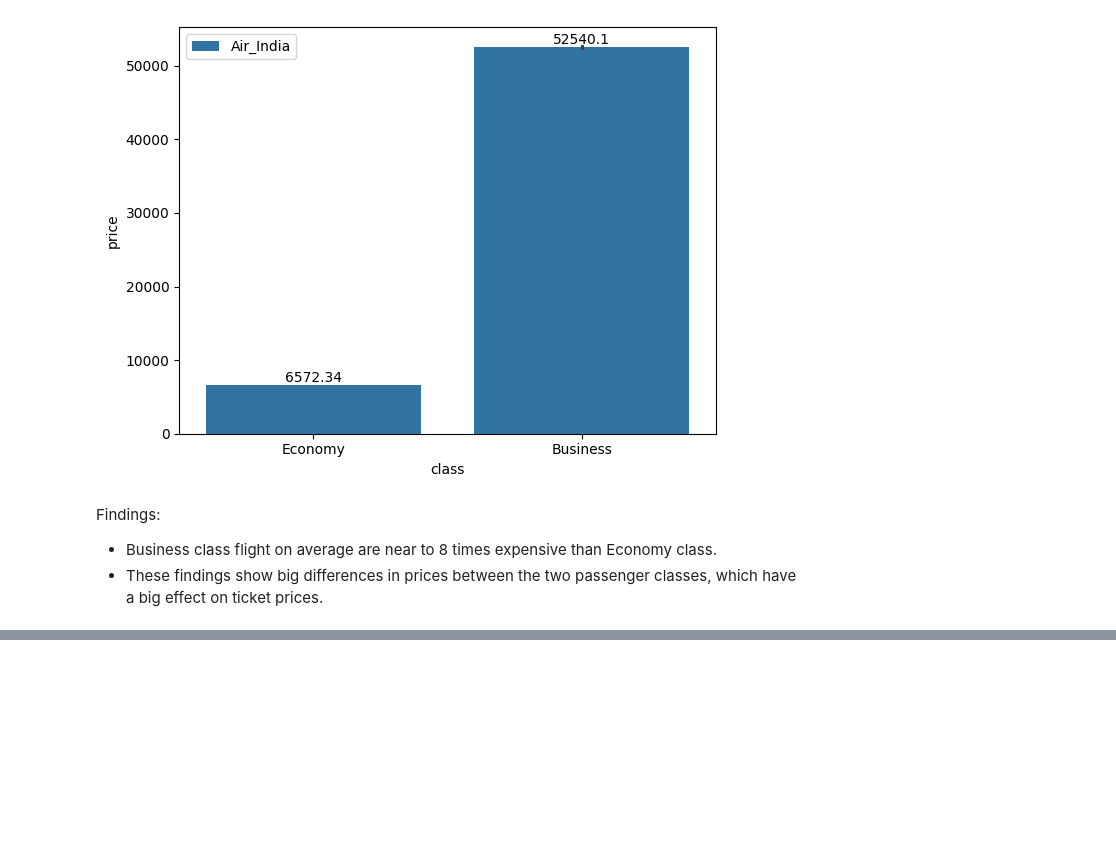
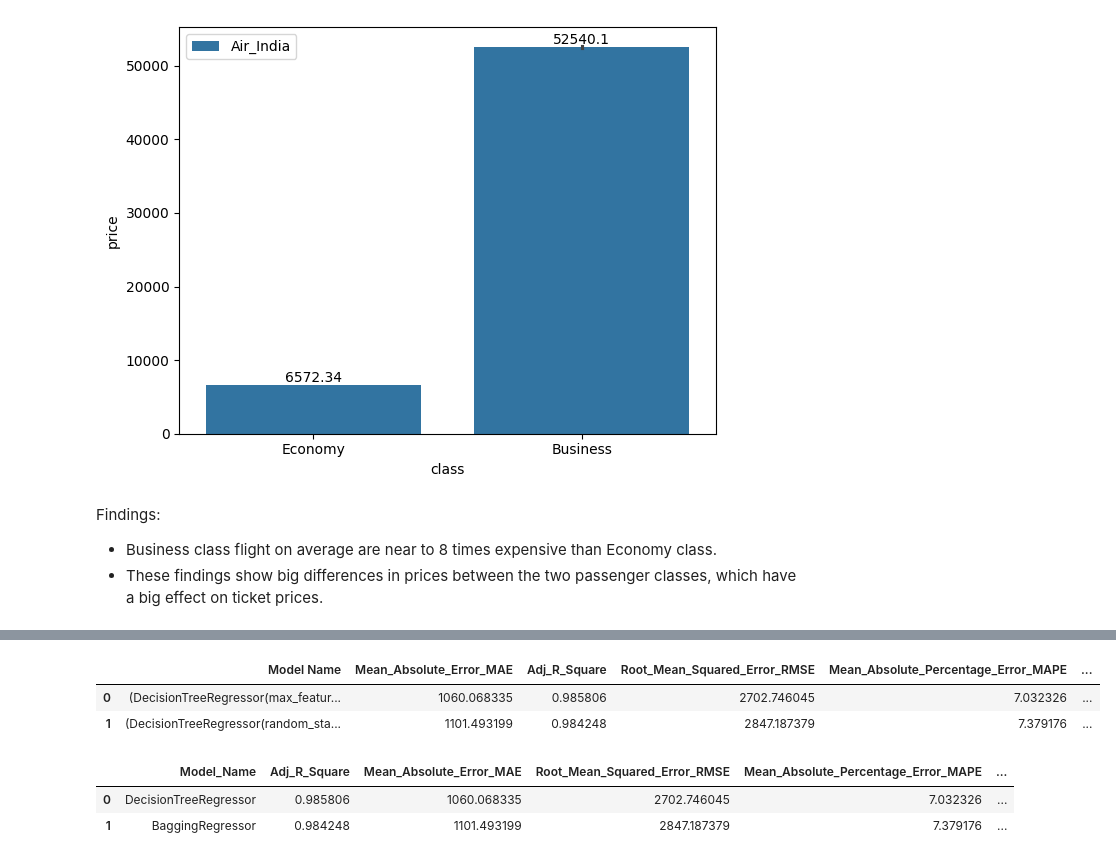
Before and after one commit to adimehta97/AIM-Final-Project, a Jupyter notebook: Flight_Price_Prediction_|_AIM_Final_Project.ipynb, the cells around one changed output, grey strips where cells are left out. Drawn from its saved outputs; the diff is of its cells as text; code cells hidden in the pictures; blank space fills up the shorter version.

Commit message:
EDA done. Random forest and bagging done.

```diff
--- a/Flight_Price_Prediction_|_AIM_Final_Project.ipynb
+++ b/Flight_Price_Prediction_|_AIM_Final_Project.ipynb
@@ -299,0 +314,14 @@ Findings:
+# %%
+# Coverting the labels into a numeric form using Label Encoder
+from sklearn.preprocessing import LabelEncoder
+le=LabelEncoder()
+for col in df.columns:
+    if df[col].dtype=='object':
+        df[col]=le.fit_transform(df[col])
+# %%
+x=df.drop(['price'],axis=1)
+y=df['price']
+# %%
+from sklearn.model_selection import train_test_split
+x_train,x_test,y_train,y_test=train_test_split(x,y,test_size=0.30,random_state=42)
+x_train.shape,x_test.shape,y_train.shape,y_test.shape
@@ -299,0 +330,7 @@ Findings:
+# %%
+from sklearn.preprocessing import MinMaxScaler
+mmscaler=MinMaxScaler(feature_range=(0,1))
+x_train=mmscaler.fit_transform(x_train)
+x_test=mmscaler.fit_transform(x_test)
+x_train=pd.DataFrame(x_train)
+x_test=pd.DataFrame(x_test)
@@ -299,0 +419,22 @@ Findings:
+# %%
+Results
+# %% [output]
+|  | Model Name | Mean_Absolute_Error_MAE | Adj_R_Square | Root_Mean_Squared_Error_RMSE | Mean_Absolute_Percentage_Error_MAPE | ... |
+| 0 | (DecisionTreeRegressor(max_featur... | 1060.068335 | 0.985806 | 2702.746045 | 7.032326 | ... |
+| 1 | (DecisionTreeRegressor(random_sta... | 1101.493199 | 0.984248 | 2847.187379 | 7.379176 | ... |
+# %%
+models=['DecisionTreeRegressor','BaggingRegressor']
+result=pd.DataFrame({'Model_Name':models})
+result['Adj_R_Square']=Results['Adj_R_Square']
+result['Mean_Absolute_Error_MAE']=Results['Mean_Absolute_Error_MAE']
+result['Root_Mean_Squared_Error_RMSE']=Results['Root_Mean_Squared_Error_RMSE']
+result['Mean_Absolute_Percentage_Error_MAPE']=Results['Mean_Absolute_Percentage_Error_MAPE']
+result['Mean_Squared_Error_MSE']=Results['Mean_Squared_Error_MSE']
+result['Root_Mean_Squared_Log_Error_RMSLE']=Results['Root_Mean_Squared_Log_Error_RMSLE']
+result['R2_score']=Results['R2_score']
+result=result.sort_values(by='Adj_R_Square',ascending=False).reset_index(drop=True)
+result
+# %% [output]
+|  | Model_Name | Adj_R_Square | Mean_Absolute_Error_MAE | Root_Mean_Squared_Error_RMSE | Mean_Absolute_Percentage_Error_MAPE | ... |
+| 0 | DecisionTreeRegressor | 0.985806 | 1060.068335 | 2702.746045 | 7.032326 | ... |
+| 1 | BaggingRegressor | 0.984248 | 1101.493199 | 2847.187379 | 7.379176 | ... |
```
Also changed, not shown: parts of 6 cells of this notebook.
